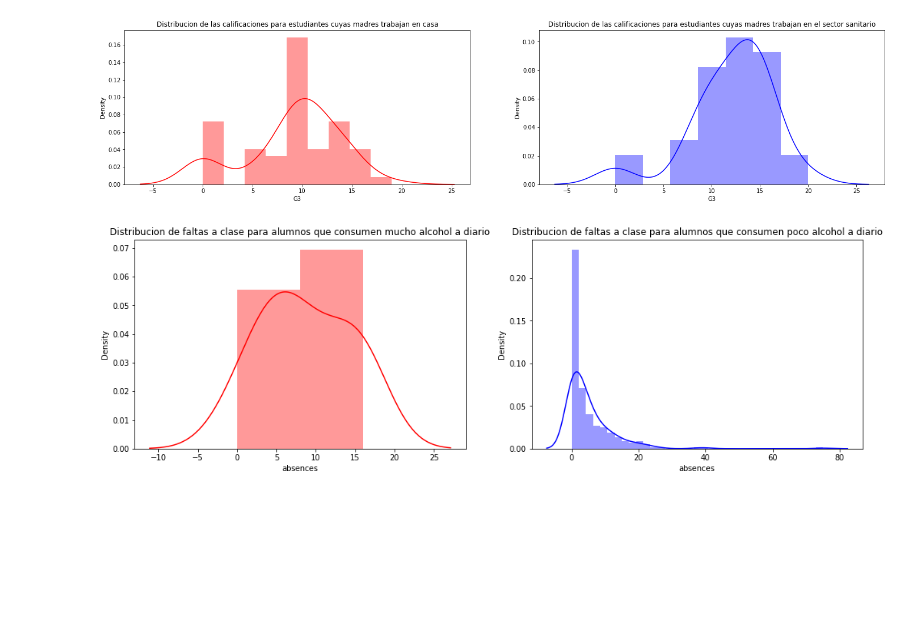
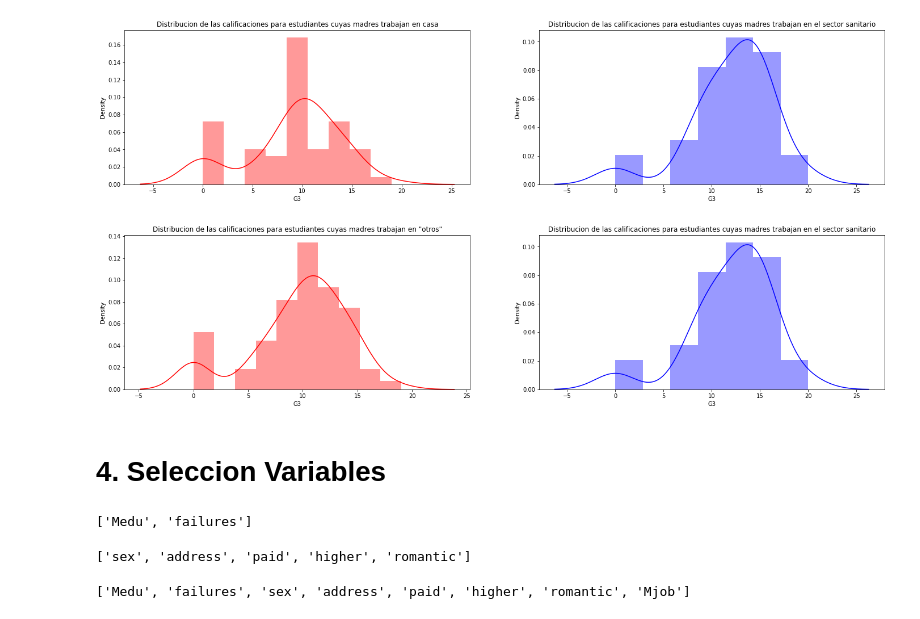
Before and after one commit to jotagectti/Data-Mining-Machine-Learning-y-Deep-Learning, a Jupyter notebook: Resolución_ejercicio_II.ipynb, the cells around one changed output. Drawn from its saved outputs; the diff is of its cells as text; code cells hidden in the pictures; blank space fills up the shorter version.

```diff
--- a/Resolución_ejercicio_II.ipynb
+++ b/Resolución_ejercicio_II.ipynb
@@ -620,13 +631,41 @@ plt.show()
 # %% [output]
 [figure]
 # %%
-f= plt.figure(figsize=(17,5))
+f= plt.figure(figsize=(24,5))
 ax=f.add_subplot(121)
-sns.distplot(dataset_mat[dataset_mat["Dalc"] == 5]["absences"],color='red',ax=ax)
-ax.set_title('Distribucion de faltas a clase para alumnos que consumen mucho alcohol a diario')
+sns.distplot(dataset_mat[dataset_mat["Mjob"] == 2]["G3"],color='red',ax=ax)
+ax.set_title('Distribucion de las calificaciones para estudiantes cuyas madres trabajan en "otros"')
 ax=f.add_subplot(122)
-sns.distplot(dataset_mat[dataset_mat["Dalc"] == 1]['absences'],color='blue',ax=ax)
-ax.set_title('Distribucion de faltas a clase para alumnos que consumen poco alcohol a diario')
+sns.distplot(dataset_mat[dataset_mat["Mjob"] == 1]['G3'],color='blue',ax=ax)
+ax.set_title('Distribucion de las calificaciones para estudiantes cuyas madres trabajan en el sector sanitario')
 plt.show()
 # %% [output]
-[figure, old version]
+[figure, new version]
+# %% [markdown]
+# 4. Seleccion Variables
+# %%
+df_ordinal = dataset_mat[list_cat_corrs].corr()['G3'].reset_index().rename(columns={'index':'variable'})
+df_ordinal = df_ordinal[~df_ordinal['variable'].isin(['G3','G2','G1'])]
+df_ordinal = df_ordinal[abs(df_ordinal['G3'])>=0.21]
+list_ordinal_chosen = list(df_ordinal['variable'].values)
+list_ordinal_chosen
+# %% [output]
+['Medu', 'failures']
+# %%
+#seleccion variables binarias
+df_binary = pd.DataFrame()
+
+treshold = 0.05
+
+for column in list_binary:
+  pvalue = stats.f_oneway(dataset_mat[dataset_mat[column]==0]["G3"],
+                          dataset_mat[dataset_mat[column]==1]["G3"])[1]
+
+  df_binary = df_binary.append(pd.DataFrame({'variable':[column],'pvalue':[pvalue]}))
+
+df_binary = df_binary[df_binary['pvalue']<=treshold]
+
+list_binary_chosen = list(df_binary['variable'].values)
+list_binary_chosen
+# %% [output]
+['sex', 'address', 'paid', 'higher', 'romantic']
@@ -632,0 +675,5 @@ plt.show()
+# %%
+list_all_chosen = list_ordinal_chosen + list_binary_chosen + list_multi_chosen
+list_all_chosen
+# %% [output]
+['Medu', 'failures', 'sex', 'address', 'paid', 'higher', 'romantic', 'Mjob']
```
Also changed, not shown: parts of 3 cells of this notebook.
